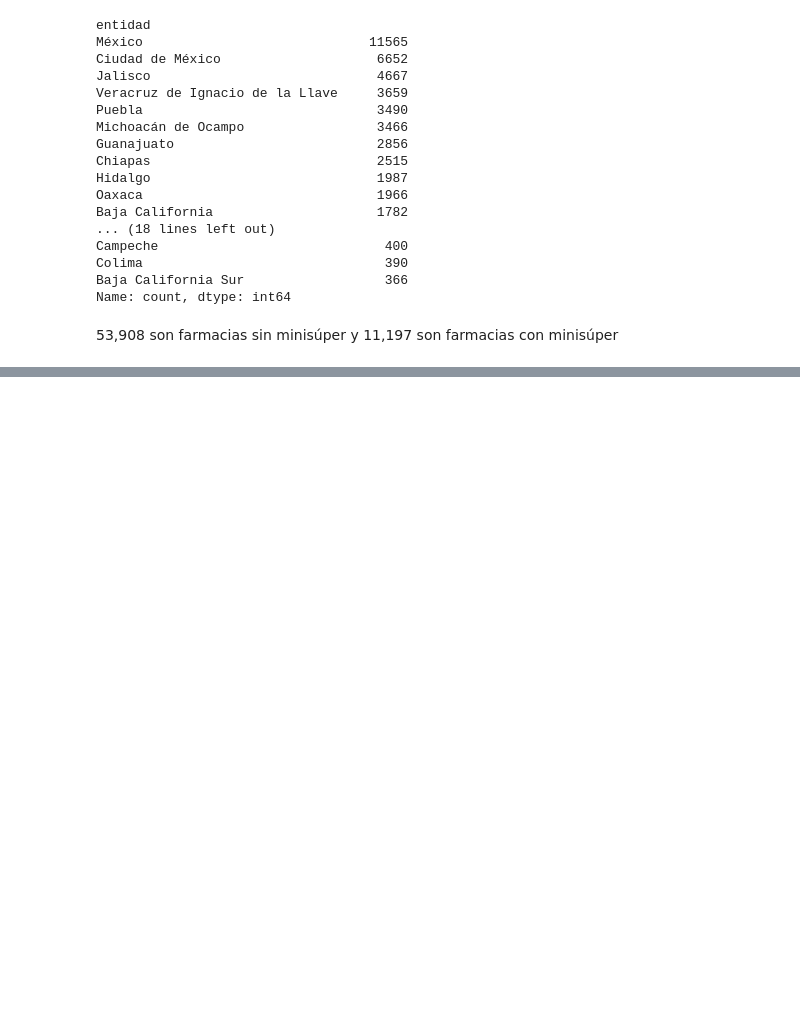
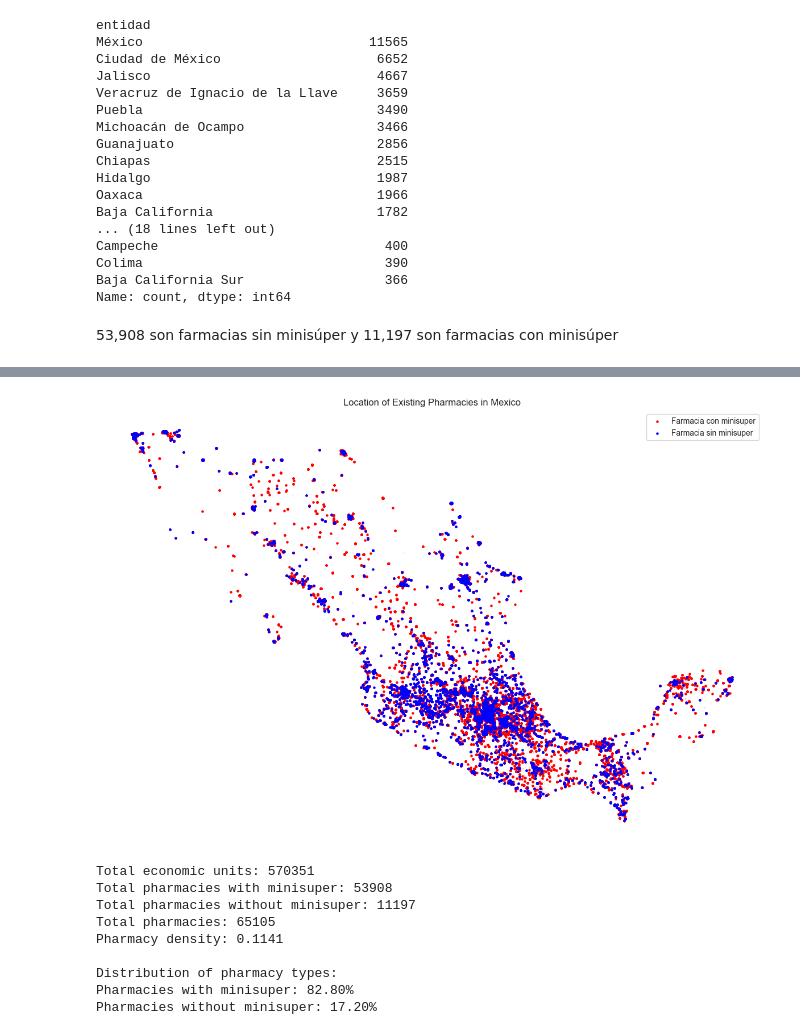
Before and after one commit to mellamanelpoeta/dataton, a Jupyter notebook: Python/eda.ipynb, the cells around one changed output, grey strips where cells are left out. Drawn from its saved outputs; the diff is of its cells as text; code cells hidden in the pictures; blank space fills up the shorter version.

```diff
--- a/Python/eda.ipynb
+++ b/Python/eda.ipynb
@@ -270,0 +315,38 @@ Baja California Sur                        325             41
+# %%
+# Filter for pharmacies
+pharmacies_with_minisuper = gdf[gdf['codigo_act'] == '464111']
+pharmacies_without_minisuper = gdf[gdf['codigo_act'] == '464112']
+
+# Plot
+fig, ax = plt.subplots(figsize=(15, 15))
+gdf.plot(ax=ax, color='lightgrey', markersize=1, alpha=0.1)
+pharmacies_with_minisuper.plot(ax=ax, color='red', markersize=5, label='Farmacia con minisuper')
+pharmacies_without_minisuper.plot(ax=ax, color='blue', markersize=5, label='Farmacia sin minisuper')
+
+plt.title('Location of Existing Pharmacies in Mexico')
+plt.legend()
+plt.axis('off')
+plt.show()
+
+# Basic statistics
+print(f"Total economic units: {len(gdf)}")
+print(f"Total pharmacies with minisuper: {len(pharmacies_with_minisuper)}")
+print(f"Total pharmacies without minisuper: {len(pharmacies_without_minisuper)}")
+print(f"Total pharmacies: {len(pharmacies_with_minisuper) + len(pharmacies_without_minisuper)}")
+print(f"Pharmacy density: {(len(pharmacies_with_minisuper) + len(pharmacies_without_minisuper)) / len(gdf):.4f}")
+
+# Distribution of pharmacy types
+print("\nDistribution of pharmacy types:")
+print(f"Pharmacies with minisuper: {len(pharmacies_with_minisuper) / (len(pharmacies_with_minisuper) + len(pharmacies_without_minisuper)):.2%}")
+print(f"Pharmacies without minisuper: {len(pharmacies_without_minisuper) / (len(pharmacies_with_minisuper) + len(pharmacies_without_minisuper)):.2%}")
+# %% [output]
+[figure, added]
+Total economic units: 570351
+Total pharmacies with minisuper: 53908
+Total pharmacies without minisuper: 11197
+Total pharmacies: 65105
+Pharmacy density: 0.1141
+
+Distribution of pharmacy types:
+Pharmacies with minisuper: 82.80%
+Pharmacies without minisuper: 17.20%
```
Also changed, not shown: parts of 15 cells of this notebook, 1 other file.
